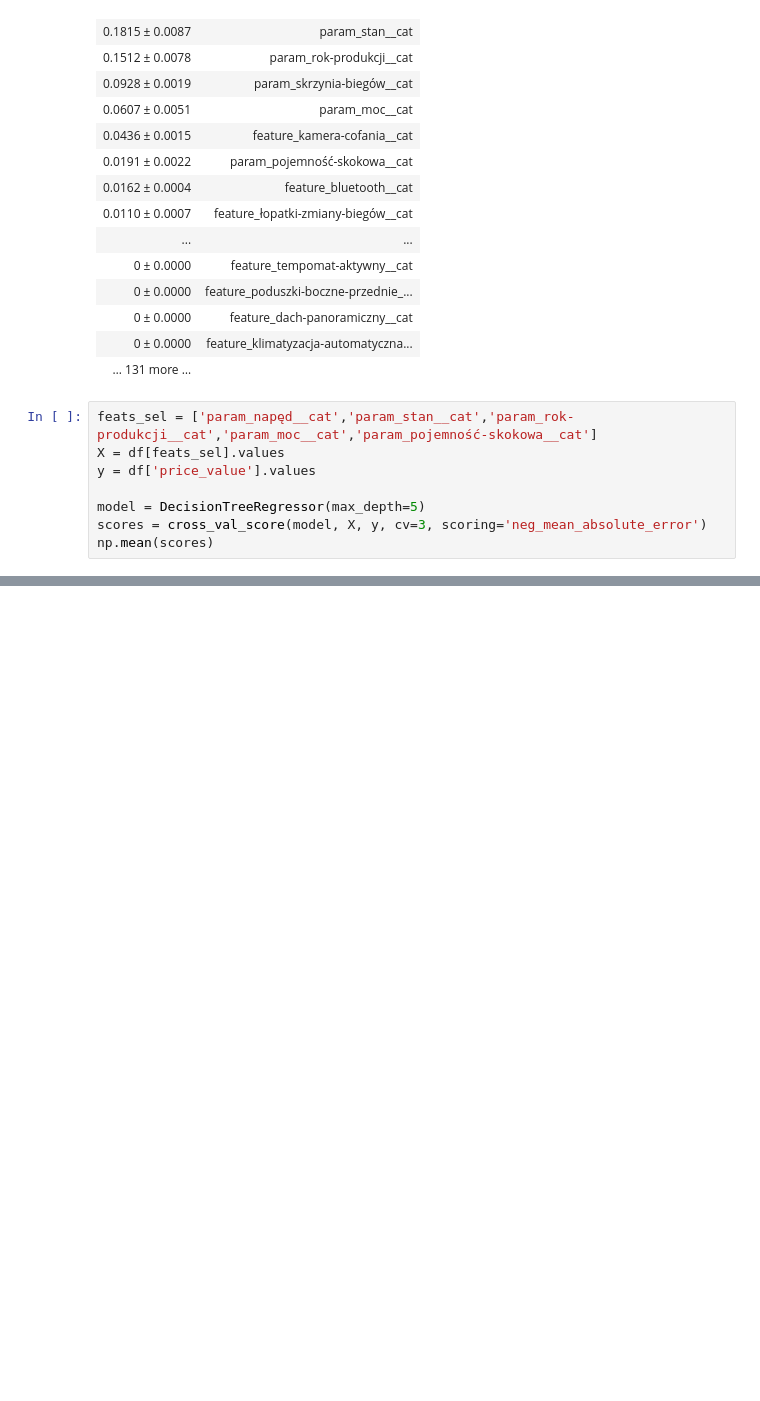
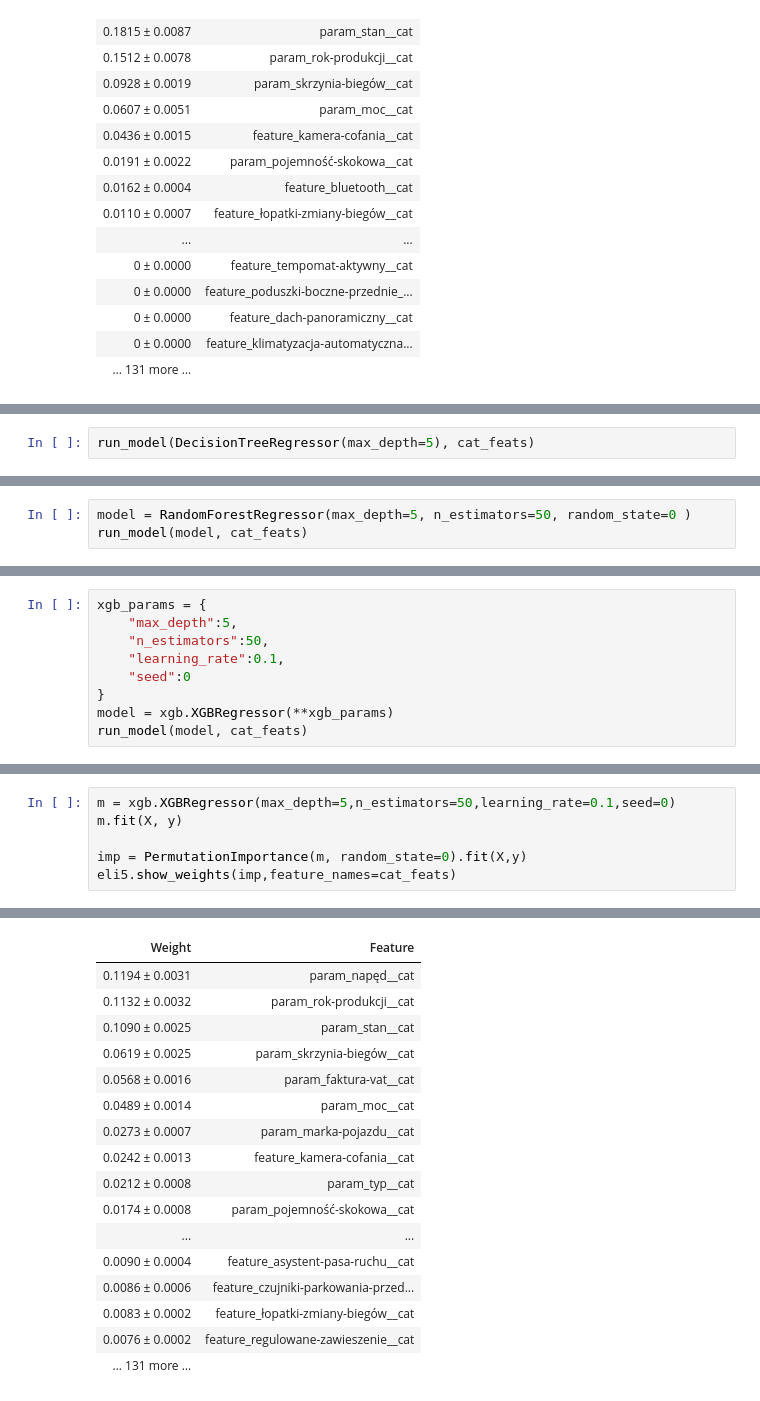
Before and after one commit to askoniec/DataWorkshopMatrix, a Jupyter notebook: CarPricesPredict.ipynb, the cells around one changed output, grey strips where cells are left out. Saved outputs shown, nothing was run; the diff lists cells and outputs as text; blank space fills up the shorter version.

```diff
--- a/CarPricesPredict.ipynb
+++ b/CarPricesPredict.ipynb
@@ -232,11 +237,3 @@ eli5.show_weights(imp,feature_names=cat_feats)
 | 0 ± 0.0000 | feature_dach-panoramiczny__cat |
 | 0 ± 0.0000 | feature_klimatyzacja-automatyczna... |
 | … 131 more … |  |
-# %%
-feats_sel = ['param_napęd__cat','param_stan__cat','param_rok-produkcji__cat','param_moc__cat','param_pojemność-skokowa__cat']
-X = df[feats_sel].values
-y = df['price_value'].values
-
-model = DecisionTreeRegressor(max_depth=5)
-scores = cross_val_score(model, X, y, cv=3, scoring='neg_mean_absolute_error')
-np.mean(scores)
@@ -244,0 +242,2 @@ np.mean(scores)
+# %%
+run_model(DecisionTreeRegressor(max_depth=5), cat_feats)
@@ -244,0 +248,3 @@ np.mean(scores)
+# %%
+model = RandomForestRegressor(max_depth=5, n_estimators=50, random_state=0 )
+run_model(model, cat_feats)
@@ -244,0 +255,9 @@ np.mean(scores)
+# %%
+xgb_params = {
+    "max_depth":5,
+    "n_estimators":50,
+    "learning_rate":0.1,
+    "seed":0
+}
+model = xgb.XGBRegressor(**xgb_params)
+run_model(model, cat_feats)
@@ -244,0 +269,7 @@ np.mean(scores)
+# %%
+m = xgb.XGBRegressor(max_depth=5,n_estimators=50,learning_rate=0.1,seed=0)
+m.fit(X, y)
+
+imp = PermutationImportance(m, random_state=0).fit(X,y)
+eli5.show_weights(imp,feature_names=cat_feats)
+# %% [output]
@@ -244,0 +277,17 @@ np.mean(scores)
+| Weight | Feature |
+| 0.1194 ± 0.0031 | param_napęd__cat |
+| 0.1132 ± 0.0032 | param_rok-produkcji__cat |
+| 0.1090 ± 0.0025 | param_stan__cat |
+| 0.0619 ± 0.0025 | param_skrzynia-biegów__cat |
+| 0.0568 ± 0.0016 | param_faktura-vat__cat |
+| 0.0489 ± 0.0014 | param_moc__cat |
+| 0.0273 ± 0.0007 | param_marka-pojazdu__cat |
+| 0.0242 ± 0.0013 | feature_kamera-cofania__cat |
+| 0.0212 ± 0.0008 | param_typ__cat |
+| 0.0174 ± 0.0008 | param_pojemność-skokowa__cat |
+| ... | ... |
+| 0.0090 ± 0.0004 | feature_asystent-pasa-ruchu__cat |
+| 0.0086 ± 0.0006 | feature_czujniki-parkowania-przed... |
+| 0.0083 ± 0.0002 | feature_łopatki-zmiany-biegów__cat |
+| 0.0076 ± 0.0002 | feature_regulowane-zawieszenie__cat |
+| … 131 more … |  |
```
Also changed, not shown: parts of 17 cells of this notebook.
